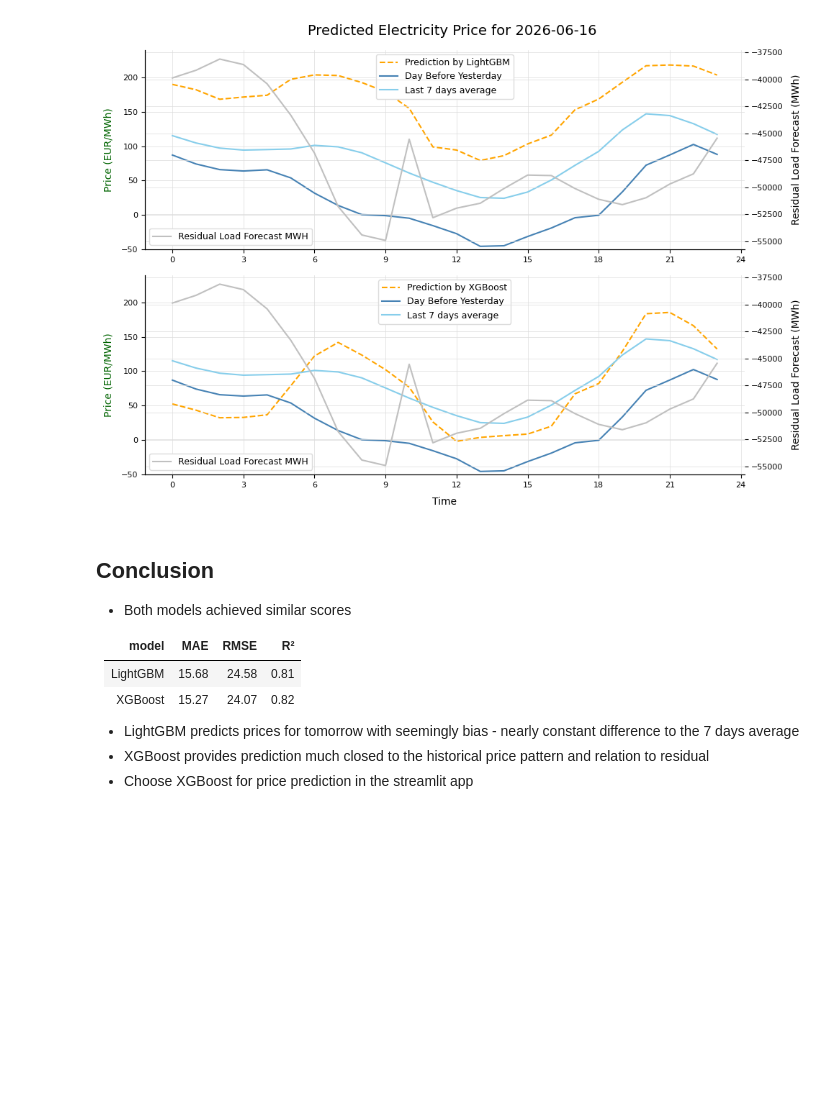
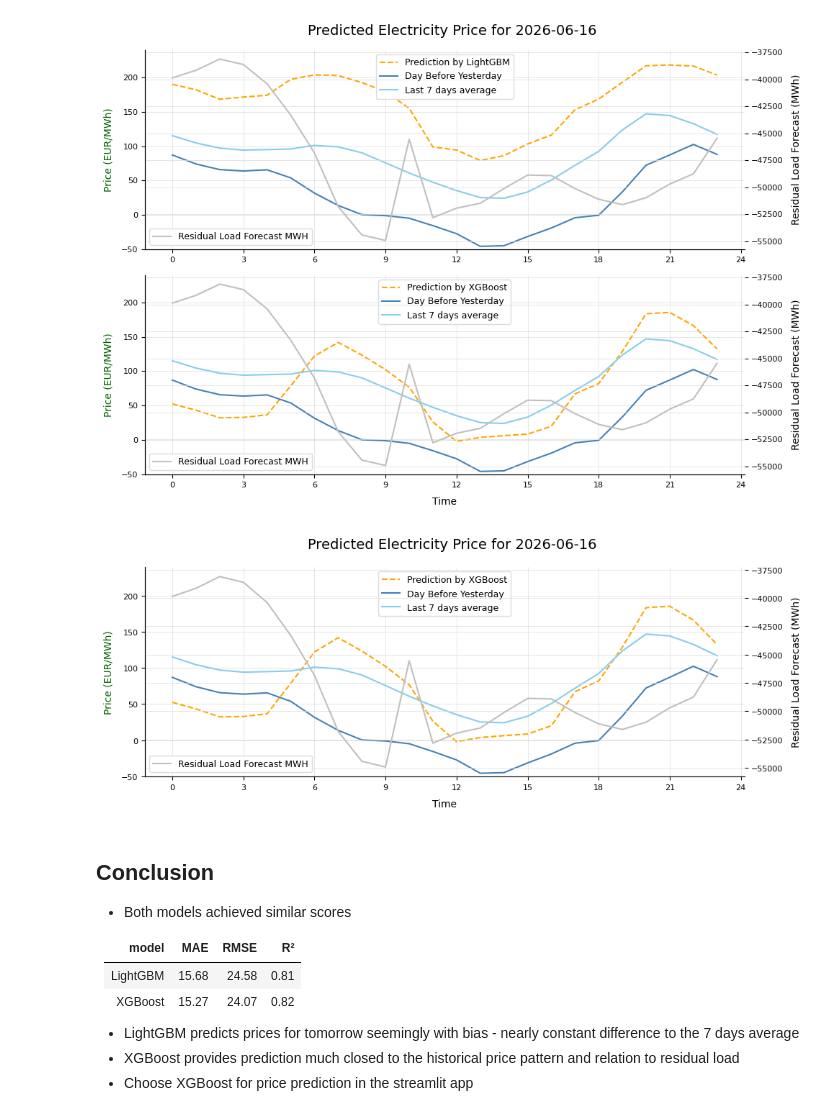
Before and after one commit to SW-oasen/electricity_price_forecast, a Jupyter notebook: notebook/07_predict_price.ipynb, the cells around one changed output. Saved outputs shown, nothing was run; the diff lists cells and outputs as text; code cells hidden in the pictures; blank space fills up the shorter version.

Commit message:
updated readme, project_context and notebook 07 predict price

```diff
--- a/notebook/07_predict_price.ipynb
+++ b/notebook/07_predict_price.ipynb
@@ -182,6 +183,29 @@ plt.tight_layout()
 plt.show()
 # %% [output]
 [figure]
+# %%
+fig, ax = plt.subplots(figsize=(10, 4))
+
+sns.lineplot(x=time_range, y=pred_price_xgb, linestyle='--', color='orange', ax=ax, label='Prediction by XGBoost')
+sns.lineplot(x=time_range, y=df_price_daybeforeyesterday["price_de_lu_eur_mwh"].to_numpy(), color='steelblue', ax=ax, label='Day Before Yesterday')
+sns.lineplot(x=time_range, y=df_price_last7days.reindex(time_range).to_numpy(), color='skyblue', ax=ax, label='Last 7 days average')
+ax_1_twinx = ax.twinx()
+
+ax.set_xlabel('Time')
+ax.set_ylabel('Price (EUR/MWh)', color='darkgreen')
+ax.set_ylim(predicted_min * 1.1, predicted_max * 1.1)  # Set y-axis limit to 20% above the maximum predicted price and 20% below the minimum predicted price
+ax.legend(loc='upper center')
+ax.xaxis.set_major_locator(MultipleLocator(3))
+
+sns.lineplot(x=time_range, y=df_tomorrow["residual_load_forecast"].to_numpy(), color='silver', ax=ax_1_twinx, label='Residual Load Forecast MWH')
+ax_1_twinx.set_ylabel('Residual Load Forecast (MWh)', color='black')
+ax_1_twinx.legend(loc='lower left')
+
+plt.suptitle(f'Predicted Electricity Price for {tomorrow}', fontsize=14)
+plt.tight_layout()
+plt.show()
+# %% [output]
+[figure, added]
 # %% [markdown]
 ## Conclusion
 
@@ -192,6 +216,6 @@ plt.show()
 | LightGBM  | 15.68 | 24.58 | 0.81 |
 | XGBoost   | 15.27 | 24.07 | 0.82 |
 
-* LightGBM predicts prices for tomorrow with seemingly bias - nearly constant difference to the 7 days average
-* XGBoost provides prediction much closed to the historical price pattern and relation to residual
+* LightGBM predicts prices for tomorrow seemingly with bias - nearly constant difference to the 7 days average
+* XGBoost provides prediction much closed to the historical price pattern and relation to residual load
 * Choose XGBoost for price prediction in the streamlit app
```
Also changed, not shown: parts of 1 cell of this notebook, 4 other files.
